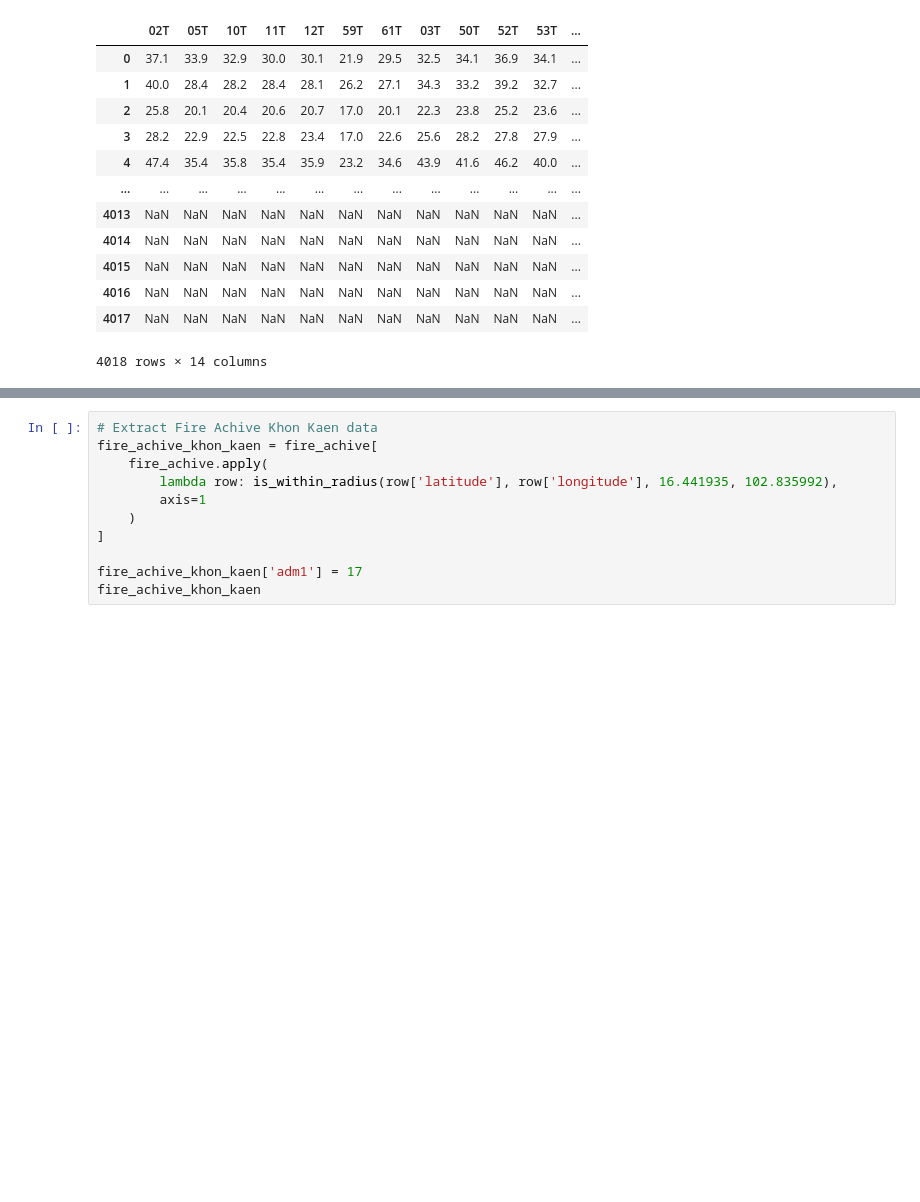
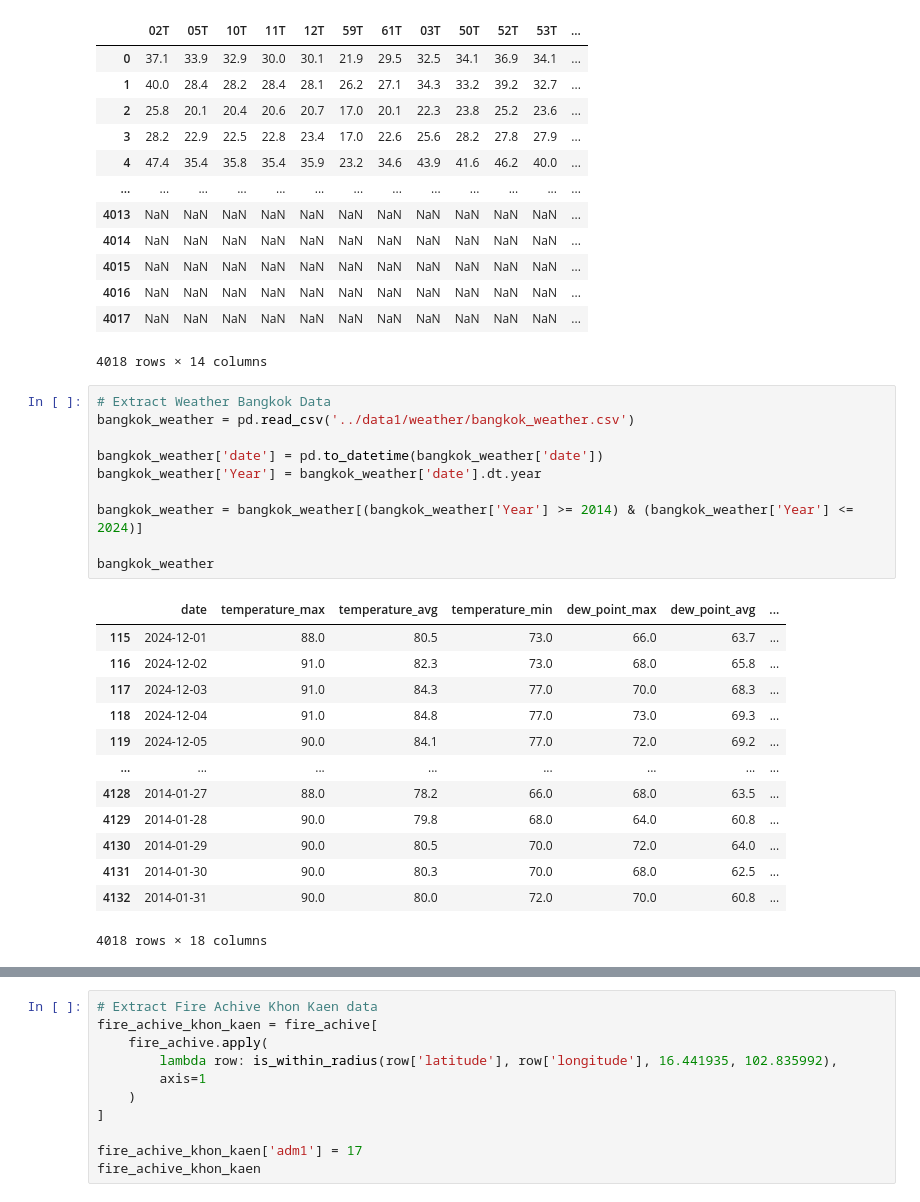
Before and after one commit to smolguyonearth/whoopenthisisgay, a Jupyter notebook: code_QQQ/Let_me_try_smth.ipynb, the cells around one changed output, grey strips where cells are left out. Saved outputs shown, nothing was run; the diff lists cells and outputs as text; blank space fills up the shorter version.

```diff
--- a/code_QQQ/Let_me_try_smth.ipynb
+++ b/code_QQQ/Let_me_try_smth.ipynb
@@ -315,6 +315,30 @@ PM_bangkok
 | 4016 | NaN | NaN | NaN | NaN | NaN | NaN | NaN | NaN | NaN | NaN | NaN | ... |
 | 4017 | NaN | NaN | NaN | NaN | NaN | NaN | NaN | NaN | NaN | NaN | NaN | ... |
 4018 rows × 14 columns
+# %%
+# Extract Weather Bangkok Data
+bangkok_weather = pd.read_csv('../data1/weather/bangkok_weather.csv')
+
+bangkok_weather['date'] = pd.to_datetime(bangkok_weather['date'])
+bangkok_weather['Year'] = bangkok_weather['date'].dt.year
+
+bangkok_weather = bangkok_weather[(bangkok_weather['Year'] >= 2014) & (bangkok_weather['Year'] <= 2024)]
+
+bangkok_weather
+# %% [output]
+|  | date | temperature_max | temperature_avg | temperature_min | dew_point_max | dew_point_avg | ... |
+| 115 | 2024-12-01 | 88.0 | 80.5 | 73.0 | 66.0 | 63.7 | ... |
+| 116 | 2024-12-02 | 91.0 | 82.3 | 73.0 | 68.0 | 65.8 | ... |
+| 117 | 2024-12-03 | 91.0 | 84.3 | 77.0 | 70.0 | 68.3 | ... |
+| 118 | 2024-12-04 | 91.0 | 84.8 | 77.0 | 73.0 | 69.3 | ... |
+| 119 | 2024-12-05 | 90.0 | 84.1 | 77.0 | 72.0 | 69.2 | ... |
+| ... | ... | ... | ... | ... | ... | ... | ... |
+| 4128 | 2014-01-27 | 88.0 | 78.2 | 66.0 | 68.0 | 63.5 | ... |
+| 4129 | 2014-01-28 | 90.0 | 79.8 | 68.0 | 64.0 | 60.8 | ... |
+| 4130 | 2014-01-29 | 90.0 | 80.5 | 70.0 | 72.0 | 64.0 | ... |
+| 4131 | 2014-01-30 | 90.0 | 80.3 | 70.0 | 68.0 | 62.5 | ... |
+| 4132 | 2014-01-31 | 90.0 | 80.0 | 72.0 | 70.0 | 60.8 | ... |
+4018 rows × 18 columns
 # %%
 # Merge Bangkok Dataframe
 bangkok_df = pd.merge(
```
Also changed, not shown: parts of 1 cell of this notebook.
